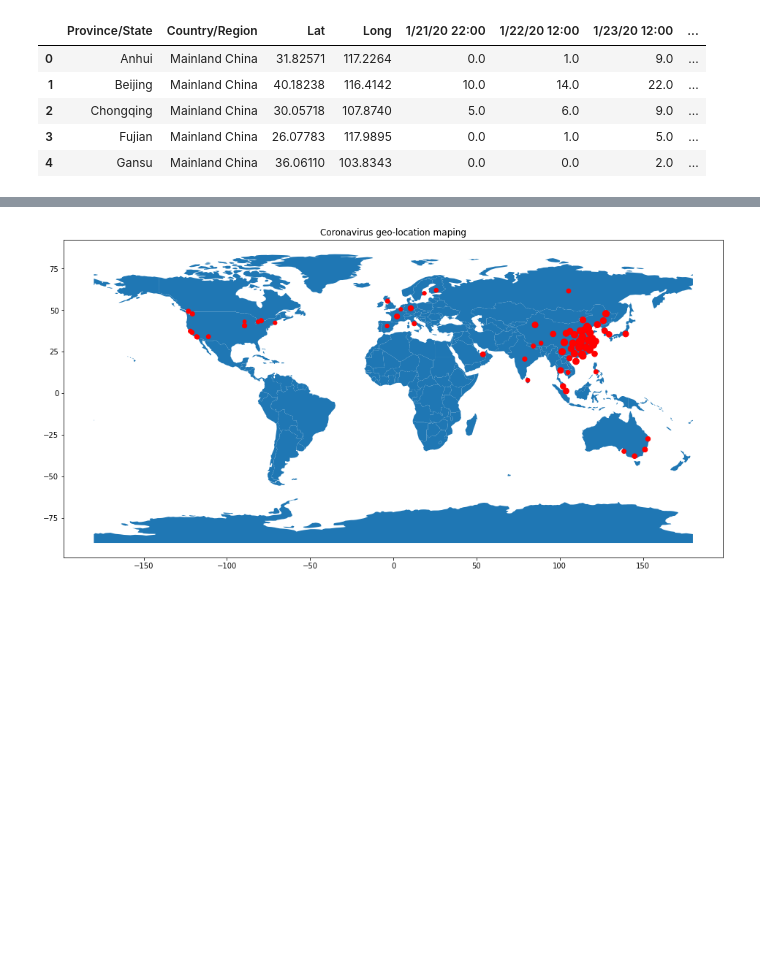
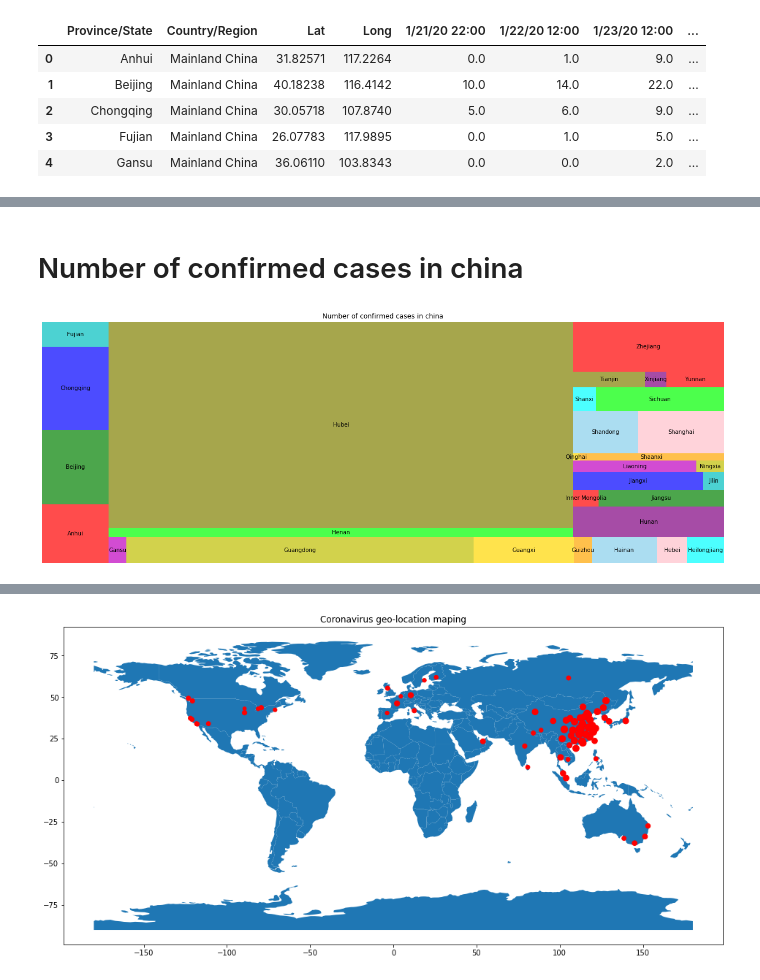
Before and after one commit to shadab4150/Clustering_projects, a Jupyter notebook: coronavirus_map.ipynb, the cells around one changed output, grey strips where cells are left out. Saved outputs shown, nothing was run; the diff lists cells and outputs as text; code cells hidden in the pictures; blank space fills up the shorter version.

```diff
--- a/coronavirus_map.ipynb
+++ b/coronavirus_map.ipynb
@@ -15,6 +22,12 @@ import matplotlib.pyplot as plt
 from tqdm import tqdm
 import plotly.express as px
 import numpy as np
+import squarify
+from itertools import cycle, islice
+
+def repeatlist(it, count):
+    return islice(cycle(it), count)
+%matplotlib inline
 # %%
 df = pd.read_csv('/content/2019_nC0v_20200121_20200126_cleaned.csv')
 # %%
@@ -174,0 +218,16 @@ fig.show()
+# %%
+china_all=china[['Province/State','Confirmed', 'Suspected', 'Recovered', 'Deaths']].groupby(['Province/State']).agg({'Confirmed':'sum','Suspected':'sum','Recovered':'sum','Deaths':'sum'})
+china_all.reset_index(inplace=True)
+# %% [markdown]
+# Number of confirmed cases in china
+# %%
+plt.figure(1,figsize=(22,8))
+color = list(repeatlist(color, 31))
+squarify.plot(sizes=china_all[china_all['Confirmed']!=0].Confirmed.values.tolist(),
+              label=china_all[china_all['Confirmed']!=0]['Province/State'].values.tolist(), alpha=.7,color=color,
+              )
+plt.axis('off')
+plt.title('Number of confirmed cases in china')
+plt.show()
+# %% [output]
+[figure, added]
```
Also changed, not shown: parts of 29 cells of this notebook.
